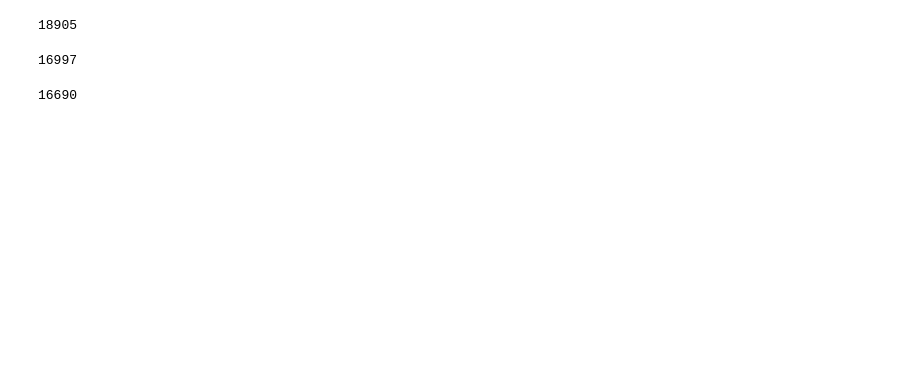
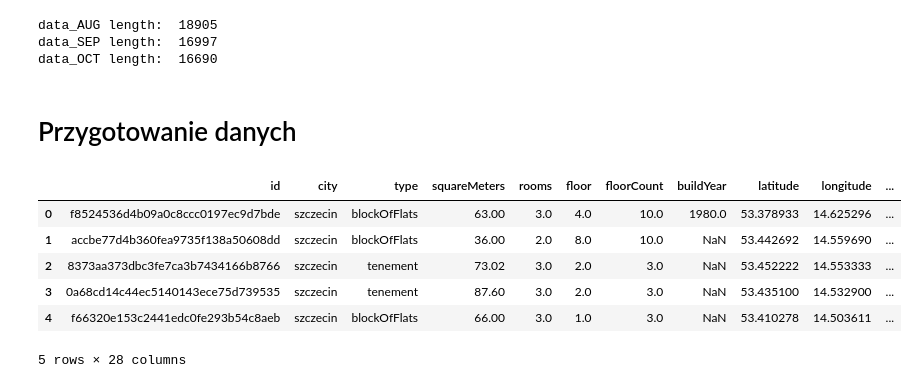
Before and after one commit to Roger1121/FlatAI, a Jupyter notebook: DataAnalysis.ipynb, the cells around one changed output. Drawn from its saved outputs; the diff is of its cells as text; code cells hidden in the pictures; blank space fills up the shorter version.

```diff
--- a/DataAnalysis.ipynb
+++ b/DataAnalysis.ipynb
@@ -11,14 +9,22 @@ data_AUG = pd.read_csv("apartments_pl_2023_08.csv")
 data_SEP = pd.read_csv("apartments_pl_2023_09.csv")
 data_OCT = pd.read_csv("apartments_pl_2023_10.csv")
 # %%
-len(data_AUG)
+print("data_AUG length: ", len(data_AUG))
+print("data_SEP length: ", len(data_SEP))
+print("data_OCT length: ", len(data_OCT))
 # %% [output]
-18905
+data_AUG length:  18905
+data_SEP length:  16997
+data_OCT length:  16690
-# %%
-len(data_SEP)
-# %% [output]
-16997
-# %%
-len(data_OCT)
-# %% [output]
-16690
+# %% [markdown]
+# Przygotowanie danych
+# %%
+data_AUG.head()
+# %% [output]
+|  | id | city | type | squareMeters | rooms | floor | floorCount | buildYear | latitude | longitude | ... |
+| 0 | f8524536d4b09a0c8ccc0197ec9d7bde | szczecin | blockOfFlats | 63.00 | 3.0 | 4.0 | 10.0 | 1980.0 | 53.378933 | 14.625296 | ... |
+| 1 | accbe77d4b360fea9735f138a50608dd | szczecin | blockOfFlats | 36.00 | 2.0 | 8.0 | 10.0 | NaN | 53.442692 | 14.559690 | ... |
+| 2 | 8373aa373dbc3fe7ca3b7434166b8766 | szczecin | tenement | 73.02 | 3.0 | 2.0 | 3.0 | NaN | 53.452222 | 14.553333 | ... |
+| 3 | 0a68cd14c44ec5140143ece75d739535 | szczecin | tenement | 87.60 | 3.0 | 2.0 | 3.0 | NaN | 53.435100 | 14.532900 | ... |
+| 4 | f66320e153c2441edc0fe293b54c8aeb | szczecin | blockOfFlats | 66.00 | 3.0 | 1.0 | 3.0 | NaN | 53.410278 | 14.503611 | ... |
+5 rows × 28 columns
```
Also changed, not shown: parts of 28 cells of this notebook.
